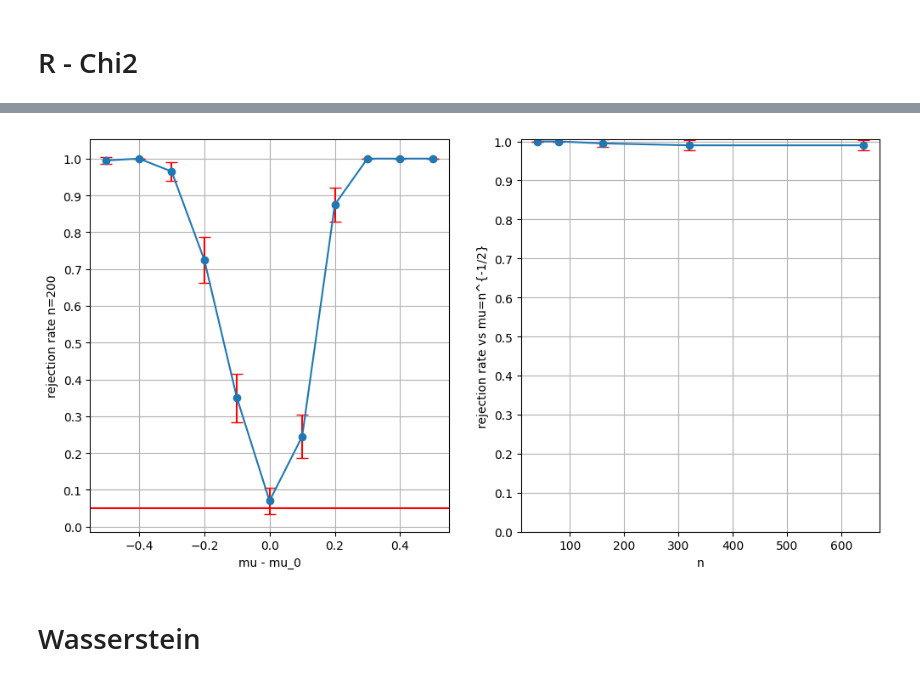
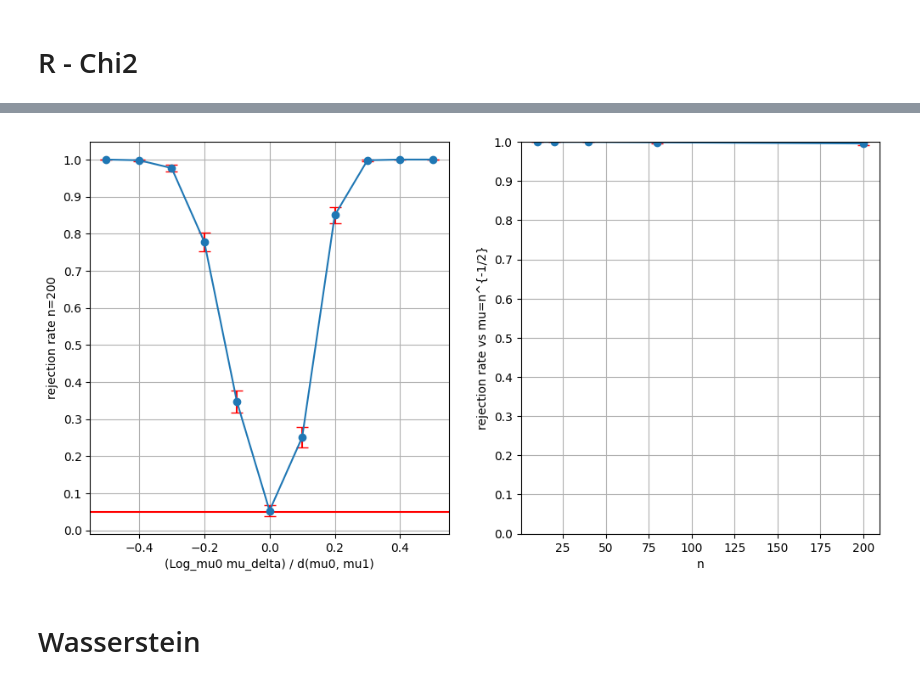
Before and after one commit to matthieubulte/meantesting, a Jupyter notebook: exploration.ipynb, the cells around one changed output, grey strips where cells are left out. Drawn from its saved outputs; the diff is of its cells as text; code cells hidden in the pictures.

```diff
--- a/exploration.ipynb
+++ b/exploration.ipynb
@@ -9,7 +9,7 @@ import plotting
 
 from manifold import mirror_vecs, geodesic
 from sphere import Sphere as S, proj_comp
-from bures_wasserstein import BuresWasserstein as BW, sym
+from bures_wasserstein import BuresWasserstein as BW, BuresWassersteinN as BWN, sym
 
 
 def mixture(key, x0, x1, p):
@@ -22,8 +22,8 @@ def mixture(key, x0, x1, p):
 
 
 alpha = 0.05
-num_bootstrap = 200
-mc_repeats = 200
+num_bootstrap = 500
+mc_repeats = 1000
 
 
 @partial(jax.jit, static_argnums=(0, 1, 2))
@@ -72,6 +72,10 @@ def proc(n, M, mu, mu_0):
 
         # Chi2, standardized to E=mu, var=1
         x = (np.random.randn(n) ** 2 - 1) / np.sqrt(2) + mu
+        # x0 = np.random.randn(n) / 4 - 1 / 3
+        # x1 = np.random.randn(n) / 4 + 2 / 3
+        # z = np.random.choice([0, 1], p=[1 / 3, 2 / 3], size=n)
+        # x = z * x0 + (1 - z) * x1
 
         # Exp(1)
         # x = np.random.exponential(size=n) - 1 + mu
@@ -88,64 +92,32 @@ def proc(n, M, mu, mu_0):
     return reject.mean(), reject.std()
 
 
-print(f"size at n={n}", proc(n, M, 0, 0))
-
 # For the h/sqrt(n) alternatives, the test has power -> 1 - phi(z_{1-alpha} - h/sig) ≈ 0.99 for h/sig=4
 
-print("power vs n^{-1/2}, n=100", proc(100, M, 4 / np.sqrt(100), 0))
+delta_rates = np.zeros(11)
+delta_rates_std = np.zeros(11)
+deltas = np.linspace(-0.5, 0.5, delta_rates.shape[0])
+for i, delta in tqdm(enumerate(deltas)):
+    rm, rs = proc(n, mc_repeats, delta, 0)
+    delta_rates[i] = rm
+    delta_rates_std[i] = rs
 
-plt.figure(figsize=(12, 6))
-plt.subplot(121)
+ns = [10, 20, 40, 80, 200]
+local_rates = np.zeros(len(ns))
+local_rates_std = np.zeros(len(ns))
+for i, n_i in tqdm(enumerate(ns)):
+    rm, rs = proc(n_i, mc_repeats, 4 / np.sqrt(n_i), 0)
+    local_rates[i] = rm
+    local_rates_std[i] = rs
 
-rates = np.zeros(11)
-rates_std = np.zeros(11)
-mus = np.linspace(-0.5, 0.5, rates.shape[0])
-for i, mu in tqdm(enumerate(mus)):
-    rm, rs = proc(n, M, mu, 0)
-    rates[i] = rm
-    rates_std[i] = rs
-
-# plt.plot(mus, rates)
-plt.errorbar(
-    mus,
-    rates,
-    yerr=rates_std * 1.96 / np.sqrt(M),
-    fmt="o-",
-    ecolor="red",
-    capsize=5,
-    label="Rejection ± 95% CI",
+plotting.plot_sim_results(
+    mc_repeats,
+    n,
+    deltas,
+    delta_rates,
+    delta_rates_std,
+    ns,
+    local_rates,
+    local_rates_std,
 )
-
-
-plt.axhline(0.05, color="r")
-plt.yticks(np.linspace(0, 1, 11))
-plt.xlabel("mu - mu_0")
-plt.ylabel(f"rejection rate n={n}")
-plt.grid()
-
-plt.subplot(122)
-
-ns = [40, 80, 160, 320, 640]
-rates = np.zeros(len(ns))
-rates_std = np.zeros(len(ns))
-for i, n in tqdm(enumerate(ns)):
-    rm, rs = proc(n, M, 4 / np.sqrt(n), 0)
-    rates[i] = rm
-    rates_std[i] = rs
-
-# plt.plot(ns, rates)
-plt.errorbar(
-    ns,
-    rates,
-    yerr=rates_std * 1.96 / np.sqrt(M),
-    fmt="o-",
-    ecolor="red",
-    capsize=5,
-    label="Rejection ± 95% CI",
-)
-
-plt.yticks(np.linspace(0, 1, 11))
-plt.xlabel("n")
-plt.ylabel("rejection rate vs mu=n^{-1/2}")
-plt.grid()
 # %% [output]
@@ -154,4 +124,4 @@ power vs n^{-1/2}, n=100 (1.0, 0.0)
-[figure, old version]
+[figure, new version]
 # %% [markdown]
 # Wasserstein
 # %%
```
Also changed, not shown: parts of 5 cells of this notebook, 6 other files.
